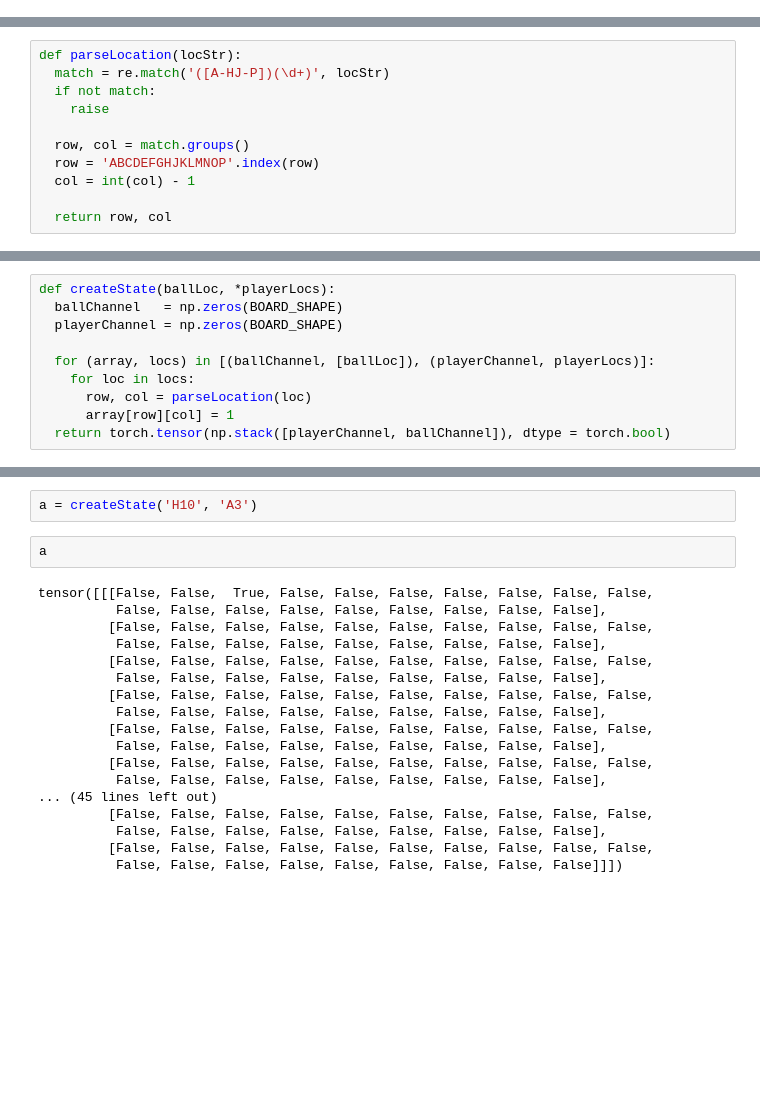
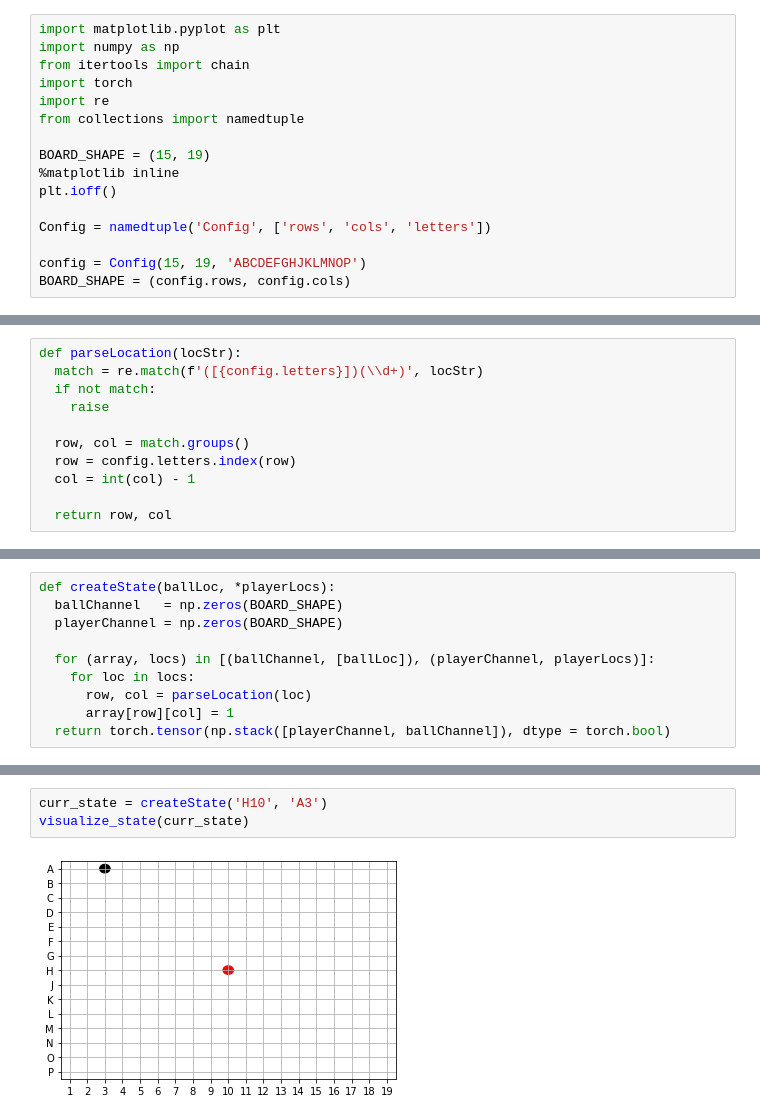
Before and after one commit to rcharan/phutball, a Jupyter notebook: pytorch-implementation/phutball.ipynb, the cells around one changed output, grey strips where cells are left out. Cells and saved outputs as stored; diff of their text form; blank space fills up the shorter version.

```diff
--- a/pytorch-implementation/phutball.ipynb
+++ b/pytorch-implementation/phutball.ipynb
@@ -0,0 +1,16 @@
+# %%
+import matplotlib.pyplot as plt
+import numpy as np
+from itertools import chain
+import torch
+import re
+from collections import namedtuple
+
+BOARD_SHAPE = (15, 19)
+%matplotlib inline
+plt.ioff()
+
+Config = namedtuple('Config', ['rows', 'cols', 'letters'])
+
+config = Config(15, 19, 'ABCDEFGHJKLMNOP')
+BOARD_SHAPE = (config.rows, config.cols)
@@ -33,11 +45,11 @@ BOARD_SHAPE = (15, 19)
 # %%
 def parseLocation(locStr):
-  match = re.match('([A-HJ-P])(\d+)', locStr)
+  match = re.match(f'([{config.letters}])(\\d+)', locStr)
   if not match:
     raise
 
   row, col = match.groups()
-  row = 'ABCDEFGHJKLMNOP'.index(row)
+  row = config.letters.index(row)
   col = int(col) - 1
 
   return row, col
@@ -56,22 +94,5 @@ def createState(ballLoc, *playerLocs):
 # %%
-a = createState('H10', 'A3')
+curr_state = createState('H10', 'A3')
+visualize_state(curr_state)
+# %% [output]
+[figure, added]
-# %%
-a
-# %% [output]
-tensor([[[False, False,  True, False, False, False, False, False, False, False,
-          False, False, False, False, False, False, False, False, False],
-         [False, False, False, False, False, False, False, False, False, False,
-          False, False, False, False, False, False, False, False, False],
-         [False, False, False, False, False, False, False, False, False, False,
-          False, False, False, False, False, False, False, False, False],
-         [False, False, False, False, False, False, False, False, False, False,
-          False, False, False, False, False, False, False, False, False],
-         [False, False, False, False, False, False, False, False, False, False,
-          False, False, False, False, False, False, False, False, False],
-         [False, False, False, False, False, False, False, False, False, False,
-          False, False, False, False, False, False, False, False, False],
-... (45 lines left out)
-         [False, False, False, False, False, False, False, False, False, False,
-          False, False, False, False, False, False, False, False, False],
-         [False, False, False, False, False, False, False, False, False, False,
-          False, False, False, False, False, False, False, False, False]]])
```
Also changed, not shown: parts of 23 cells of this notebook.
